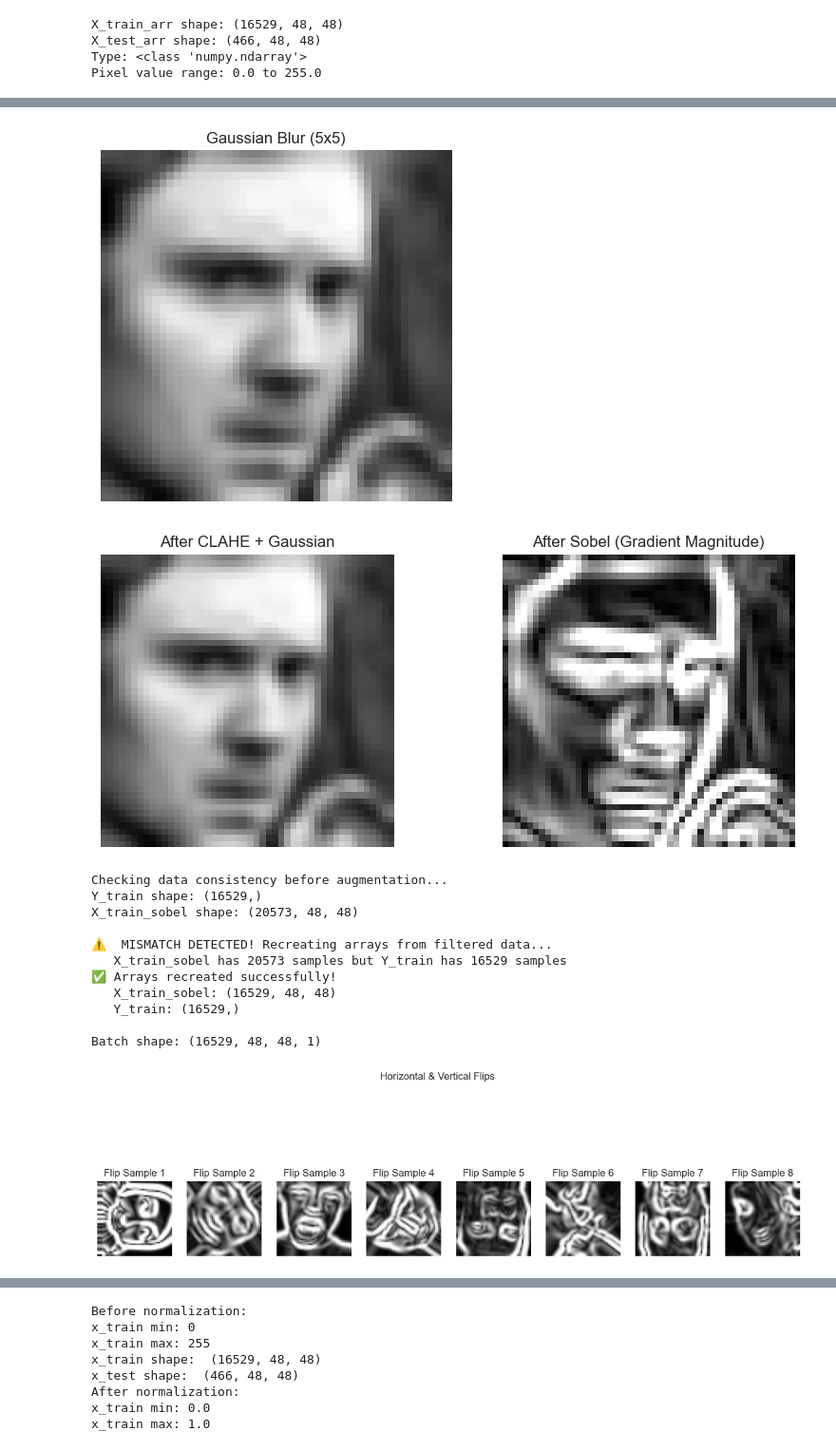
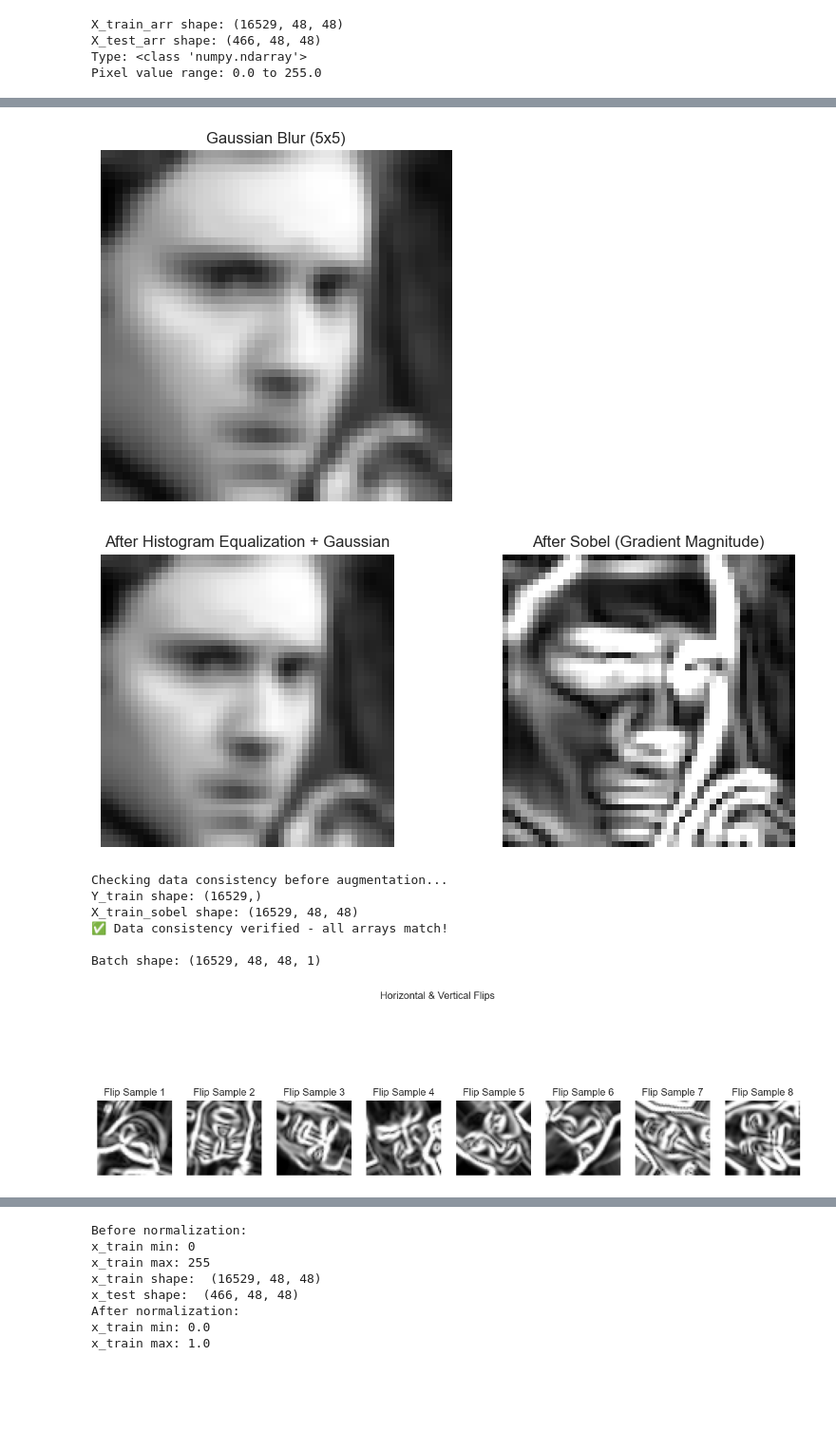
Before and after one commit to Adhamzineldin/Machine_learning_Project, a Jupyter notebook: image/imageModel.ipynb, the cells around one changed output, grey strips where cells are left out. Shown: that part at 95% size. Saved outputs shown, nothing was run; the diff lists cells and outputs as text; code cells hidden in the pictures; blank space fills up the shorter version.

```diff
--- a/image/imageModel.ipynb
+++ b/image/imageModel.ipynb
@@ -320,14 +320,13 @@ X_test_unflattened shape: (291, 48, 48)
 # %%
-#CLAHE
-clahe = cv2.createCLAHE(clipLimit=2.0, tileGridSize=(4, 4))
+# Histogram Equalization (replacing CLAHE)
 X_train_uint8 = X_train_unflattened.astype(np.uint8)
 X_test_uint8 = X_test_unflattened.astype(np.uint8)
 
-# Apply CLAHE to every image
-X_train_clahe = np.array([clahe.apply(img) for img in X_train_uint8], dtype=np.uint8)
+# Apply Histogram Equalization to every image
+X_train_clahe = np.array([cv2.equalizeHist(img) for img in X_train_uint8], dtype=np.uint8)
 
 # Similarly, for test set if needed
-X_test_clahe = np.array([clahe.apply(img) for img in X_test_uint8], dtype=np.uint8)
+X_test_clahe = np.array([cv2.equalizeHist(img) for img in X_test_uint8], dtype=np.uint8)
 
 print(X_train_clahe.min(), X_train_clahe.max())  # e.g., 0 255
 
@@ -342,13 +341,13 @@ for i in range(num_samples):
     plt.title(f"Original {i}")
     plt.axis("off")
 
-    # CLAHE image
+    # Histogram Equalized image
     plt.subplot(2, num_samples, num_samples + i + 1)
     plt.imshow(X_train_clahe[i], cmap='gray')
-    plt.title(f"CLAHE {i}")
+    plt.title(f"Histogram Equalized {i}")
     plt.axis("off")
 
-plt.suptitle("Original vs CLAHE-enhanced Images")
+plt.suptitle("Original vs Histogram Equalized Images")
 plt.tight_layout()
 plt.show()
 # %% [output]
@@ -365,7 +364,7 @@ plt.title("Gaussian Blur (5x5)")
 plt.axis("off")
 plt.show()
 # %% [output]
-[figure, old version]
+[figure, new version]
 # %%
 #sobel low-pass filtering
 X_train_sobel = []
@@ -397,7 +396,7 @@ plt.figure(figsize=(10, 4))
 
 plt.subplot(1, 2, 1)
 plt.imshow(X_train_gauss[0], cmap='gray')
-plt.title("After CLAHE + Gaussian")
+plt.title("After Histogram Equalization + Gaussian")
 plt.axis("off")
 
 plt.subplot(1, 2, 2)
@@ -407,7 +406,7 @@ plt.axis("off")
 
 plt.show()
 # %% [output]
-[figure, old version]
+[figure, new version]
 # %%
 # data augmentation (generating extra samples from existing ones). takes clean data
 # generating flipped + rotated images
@@ -429,12 +428,11 @@ if 'X_train_sobel' in globals() and X_train_sobel.shape[0] != Y_train.shape[0]:
     X_train_unflattened = X_train_arr
     X_test_unflattened = X_test_arr
 
-    # Recreate CLAHE arrays
+    # Recreate Histogram Equalization arrays
     X_train_uint8 = X_train_unflattened.astype(np.uint8)
     X_test_uint8 = X_test_unflattened.astype(np.uint8)
-    clahe = cv2.createCLAHE(clipLimit=2.0, tileGridSize=(4, 4))
-    X_train_clahe = np.array([clahe.apply(img) for img in X_train_uint8], dtype=np.uint8)
-    X_test_clahe = np.array([clahe.apply(img) for img in X_test_uint8], dtype=np.uint8)
+    X_train_clahe = np.array([cv2.equalizeHist(img) for img in X_train_uint8], dtype=np.uint8)
+    X_test_clahe = np.array([cv2.equalizeHist(img) for img in X_test_uint8], dtype=np.uint8)
 
     # Recreate Gaussian arrays
     X_train_gauss = np.array([cv2.GaussianBlur(img, (5,5), 0) for img in X_train_clahe], dtype=np.uint8)
@@ -479,41 +477,36 @@ data_gen = ImageDataGenerator(
     rotation_range=360,
     fill_mode='nearest'
 )
 
 iterator = data_gen.flow(samples, Y_train, batch_size=batch_size)
 
 
 # Plot some flipped images
 fig, axes = plt.subplots(nrows=1, ncols=8, figsize=(15, 5))
 
 for i in range(8):
     # Get a batch, take first image from batch
     batch = next(iterator)[0]  # Shape: (batch_size, 48, 48, 1)
     img = batch[0].astype('uint8')  # Take first image from batch
     # Reshape to 2D if needed
     if img.ndim == 3:
         img = img.reshape(48, 48)  # Remove channel dimension
     elif img.ndim == 1:
         img = img.reshape(48, 48)  # Reshape if flattened
     axes[i].imshow(img, cmap='gray')
     axes[i].set_title(f"Flip Sample {i+1}")
     axes[i].axis("off")
 
 plt.suptitle("Horizontal & Vertical Flips")
 plt.show()
 # %% [output]
 Checking data consistency before augmentation...
 Y_train shape: (16529,)
-X_train_sobel shape: (20573, 48, 48)
-
-⚠️  MISMATCH DETECTED! Recreating arrays from filtered data...
-   X_train_sobel has 20573 samples but Y_train has 16529 samples
-✅ Arrays recreated successfully!
-   X_train_sobel: (16529, 48, 48)
-   Y_train: (16529,)
+X_train_sobel shape: (16529, 48, 48)
+✅ Data consistency verified - all arrays match!
 
 Batch shape: (16529, 48, 48, 1)
-[figure, old version]
+[figure, new version]
 # %%
 #generate rotated images
 data_gen = ImageDataGenerator(rotation_range=360, fill_mode='nearest')
```
Also changed, not shown: parts of 12 cells of this notebook.
